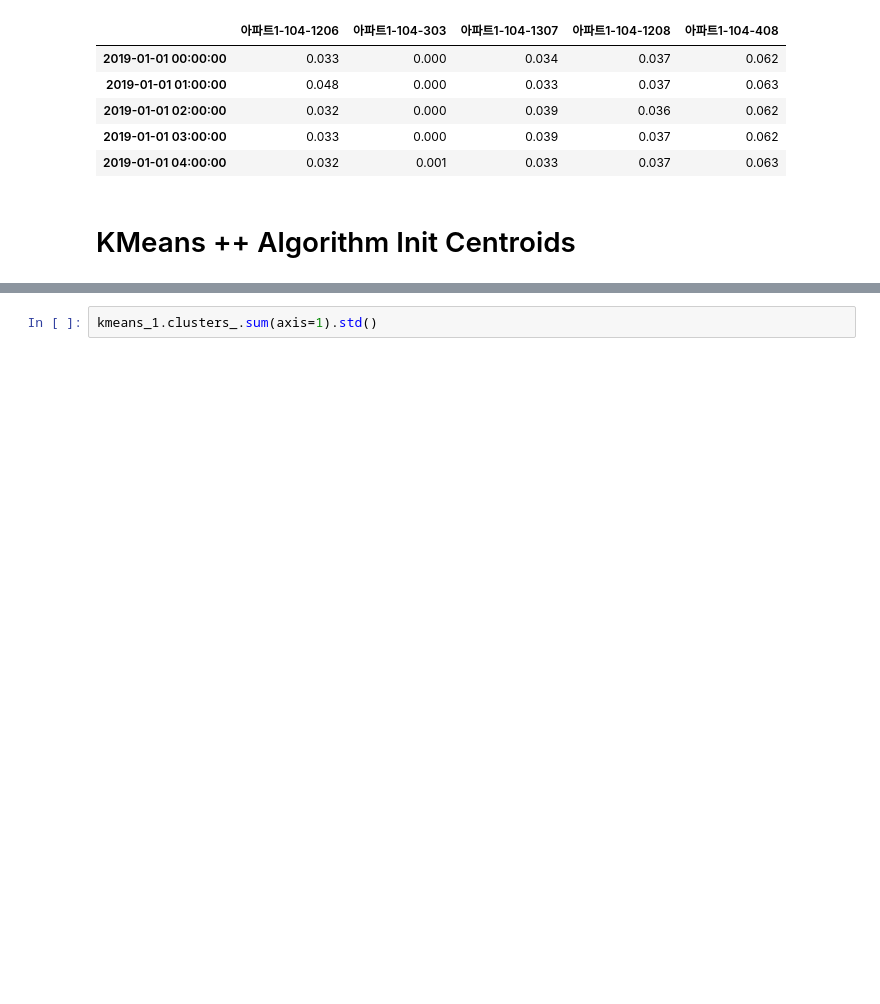
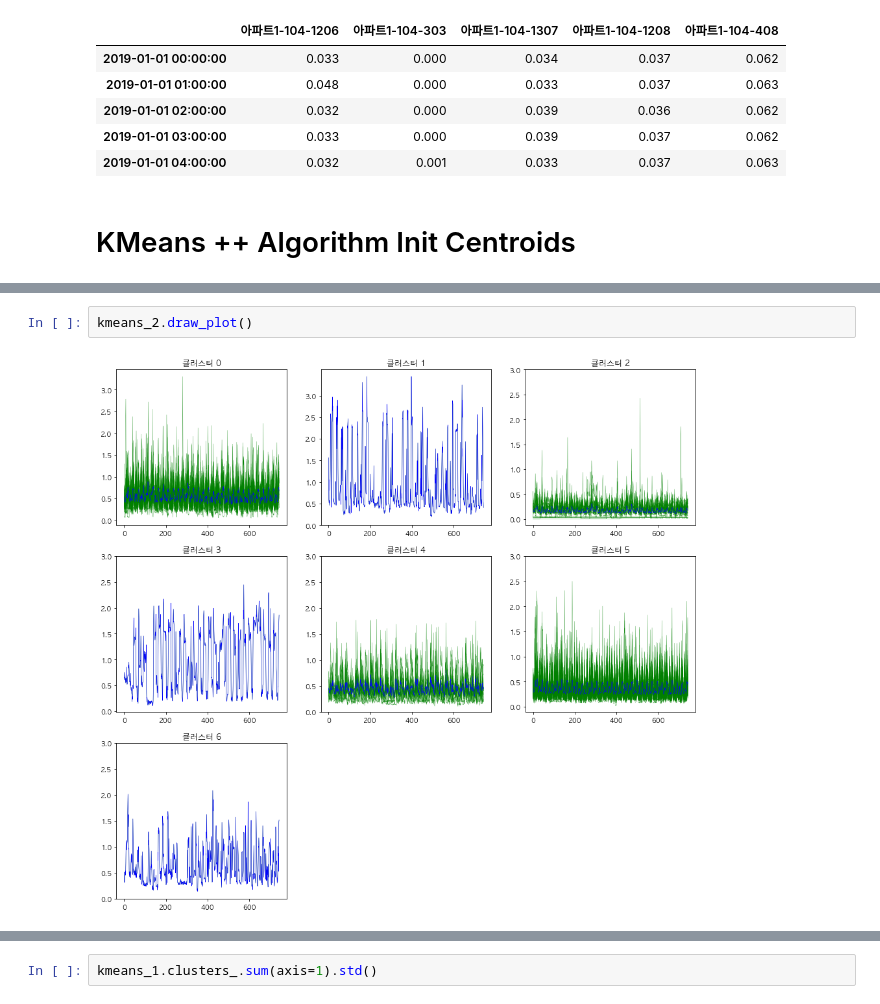
Before and after one commit to formegusto/distribution-public-fee, a Jupyter notebook: pt3.그룹별 (Pattern Based) 가격분배.ipynb, the cells around one changed output, grey strips where cells are left out. Saved outputs shown, nothing was run; the diff lists cells and outputs as text; blank space fills up the shorter version.

```diff
--- a/pt3.그룹별 (Pattern Based) 가격분배.ipynb
+++ b/pt3.그룹별 (Pattern Based) 가격분배.ipynb
@@ -128,0 +135,4 @@ print(euc(kmeans_2.clusters_, kmeans_2.clusters_).mean())
+# %%
+kmeans_2.draw_plot()
+# %% [output]
+[figure, added]
```
Also changed, not shown: parts of 7 cells of this notebook, 3 other files.
